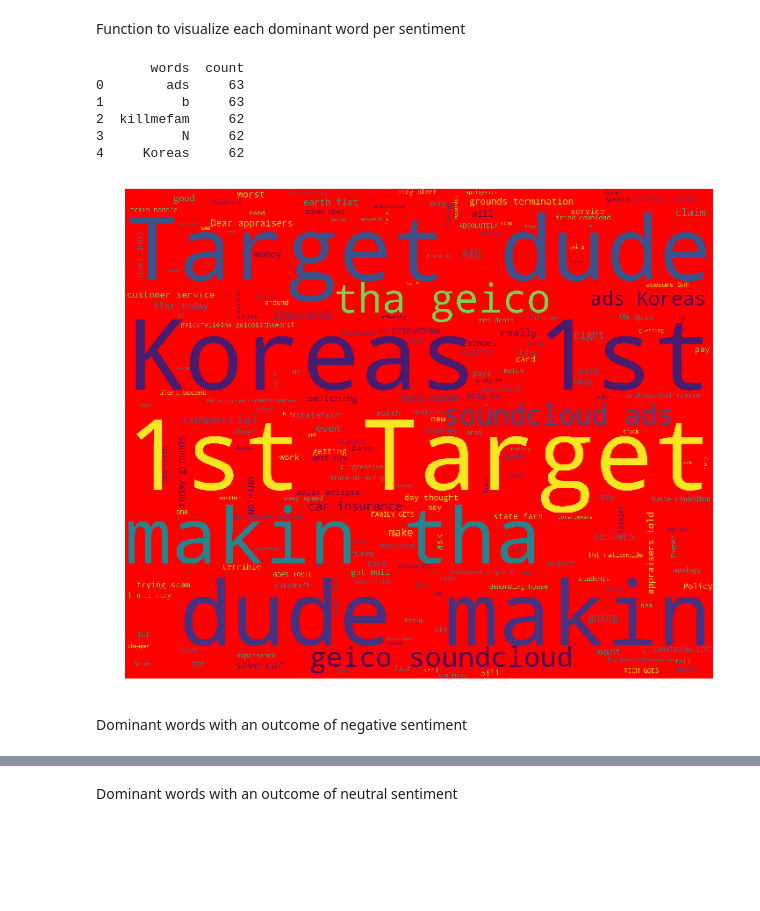
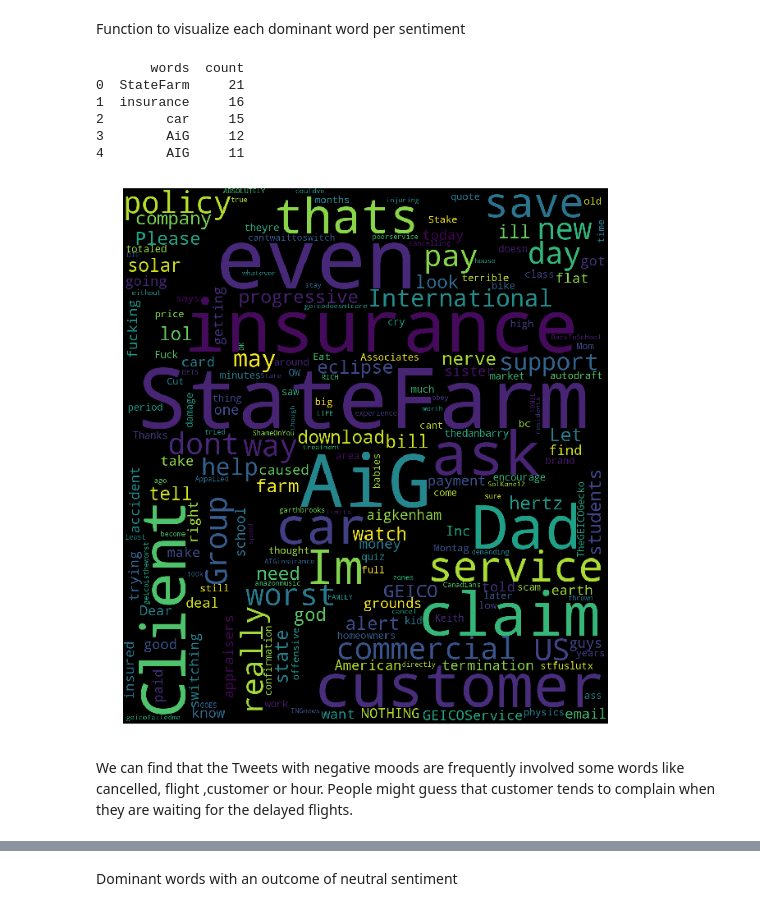
Before and after one commit to dagidebbe/Insurance-Sentiment, a Jupyter notebook: Insurance_Sentiment.ipynb, the cells around one changed output, grey strips where cells are left out. Saved outputs shown, nothing was run; the diff lists cells and outputs as text; code cells hidden in the pictures; blank space fills up the shorter version.

```diff
--- a/Insurance_Sentiment.ipynb
+++ b/Insurance_Sentiment.ipynb
@@ -170,0 +168,20 @@ Name: sentiments, dtype: int64
+# %%
+def get_sentiment(companys='AIGInsurance'):
+    """Add the company name"""
+    this = []
+    for i in result_clean.groupby(['company (S)','sentiments'])['sentiments'].unique().loc[companys]:
+        this.append(''.join(c for c in i))
+    return this
+# %%
+for company in result_clean['company (S)'].unique():
+    company = str(company)
+    if company != 'nan':
+        sentiments = get_sentiment(companys=company)
+        for sentiment in sentiments:
+            sentiment = str(sentiment)
+            if sentiment != 'nan':
+                get_percentage(company=company, sentiment=sentiment)
+            else:
+                print(company, sentiment +' does not exist')
+    else:
+        print(company +' does not exist')
@@ -194,7 +232,13 @@ def text_process(mess):
     """
     nopunc = ''.join([c for c in mess if c not in  string.punctuation])
     nostop = ' '.join([c for c in nopunc.split() if c.lower() not in stopwords.words('english')
-                       and not c.startswith('@') and c != 'RT' and c.lower() != 'geico' ])
+                       and not c.startswith('@') and c != 'RT' and c.lower() != 'geico'
+                       and c.lower() !='killmefam' and c.lower() != 'dude'
+                       and c.lower() != 'b' and c.lower() != 'ads' and c.lower() != 'koreas'
+                       and c != 'RT' and  c.lower() != 'n' and c.lower() != 'soundcloud'
+                       and c.lower() != '1st' and c.lower() != 'target' and
+                       c.lower() != 'b' and c.lower() != 'dude' and c.lower() != 'makin' and
+                       c.lower() != 'tha' ])
     return nostop
 # %%
 def removeit(mess):
@@ -235,7 +279,7 @@ Name: tweets, dtype: object
 Function to visualize each dominant word per sentiment
 # %%
 from wordcloud import WordCloud,STOPWORDS
-def wordcloudit(width=3000,height=2500,dataframe=results_negative, background_color='black', tweet='tweets' ):
+def wordcloudit(width=3000,height=2500,dataframe=results_negative, background_color='black', tweet='tweets', mask=None ):
     """This Function will the the following:
         1. Get a series of tweets from a dataframe and change it to one string
         2. Clean the string by removing stopwords and other undesired words that don't have any weight on sentiments
@@ -256,6 +300,7 @@ def wordcloudit(width=3000,height=2500,dataframe=results_negative, background_co
                             ])
     wordcloud = WordCloud(stopwords=STOPWORDS,
                       background_color=background_color,
+                          mask=mask,
                       width=width,
                       height=height
                      ).generate(cleaned_neg)
@@ -265,19 +310,21 @@ def wordcloudit(width=3000,height=2500,dataframe=results_negative, background_co
     plt.axis('off')
     plt.show()
 # %%
-neg_words = Counter(" ".join(results_negative['tweets'].apply(text_process)).split()).most_common(5)
+neg_words = Counter(" ".join(results_negative['tweets'].apply(text_process)).split()).most_common()
 neg_words = pd.DataFrame.from_records(neg_words, columns=['words','count' ])
 print(neg_words.head())
-from wordcloud import WordCloud,STOPWORDS
-wordcloudit(dataframe=results_negative, background_color='red')
+from os import path
+from PIL import Image
+thumbsdown = np.array(Image.open( "/Users/dougmengistu/Downloads/likeit-157252_1280.png"))
+wordcloudit(dataframe=neg_words, background_color='black',mask=thumbsdown, width=2000, height=1500, tweet='words')
 # %% [output]
        words  count
-0        ads     63
-1          b     63
-2  killmefam     62
-3          N     62
-4     Koreas     62
+0  StateFarm     21
+1  insurance     16
+2        car     15
+3        AiG     12
+4        AIG     11
-[figure, old version]
+[figure, new version]
-# %% [markdown]
-Dominant words with an outcome of negative sentiment
+# %% [markdown]
+We can find that the Tweets with negative moods are frequently involved some words like cancelled, flight ,customer or hour. People might guess that customer tends to complain when they are waiting for the delayed flights.
 # %%
```
Also changed, not shown: parts of 40 cells of this notebook, 12 other files.
